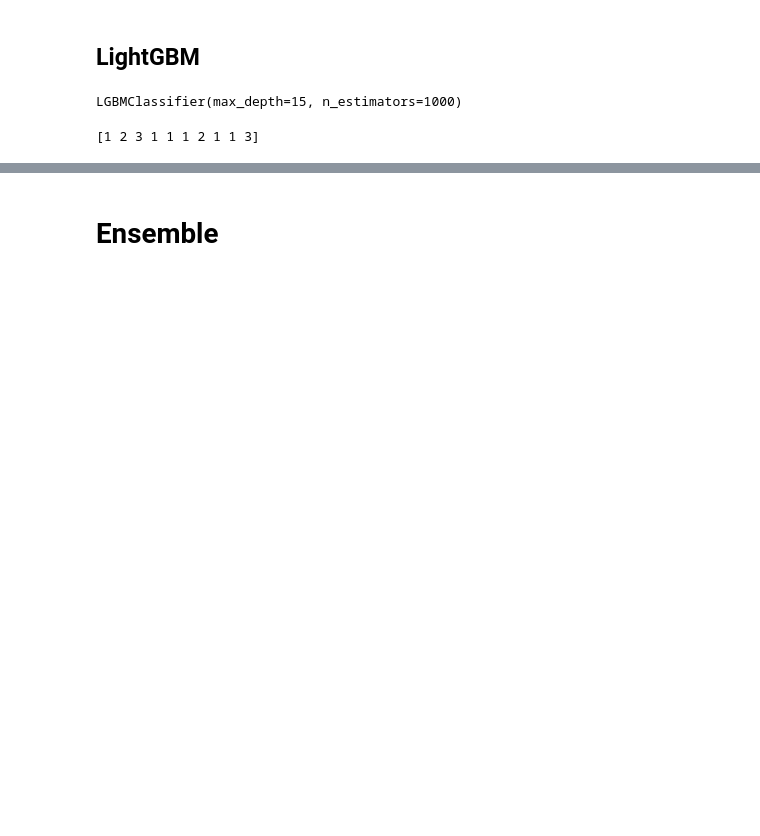
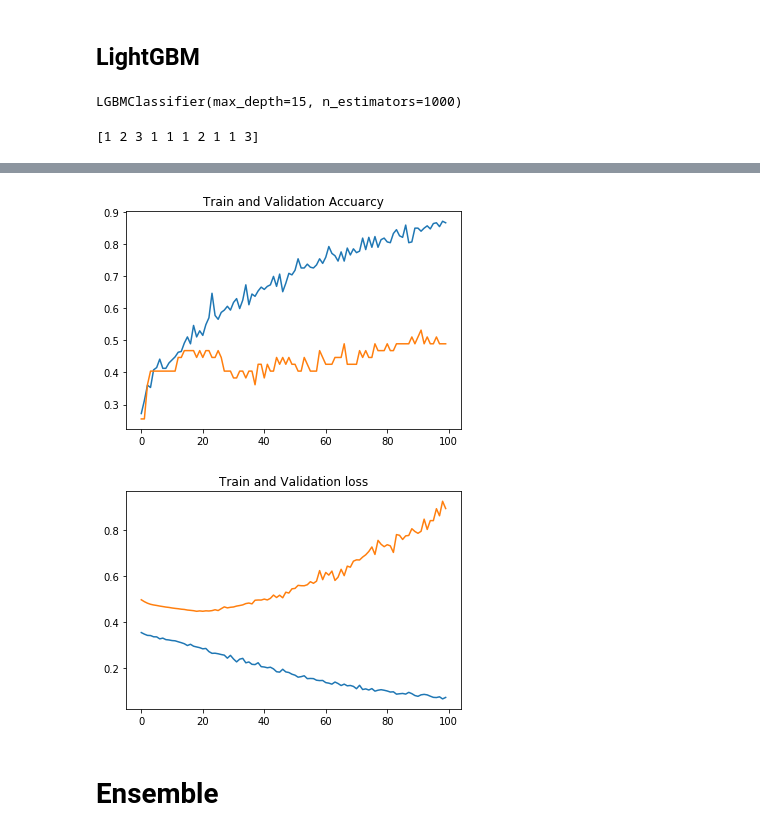
Before and after one commit to kimsunghun00/hanbang, a Jupyter notebook: Untitled2.ipynb, the cells around one changed output, grey strips where cells are left out. Cells and saved outputs as stored; diff of their text form; code cells hidden in the pictures; blank space fills up the shorter version.

```diff
--- a/Untitled2.ipynb
+++ b/Untitled2.ipynb
@@ -398,0 +442,14 @@ accuracy_score(y_test, lgb_pred)
+# %%
+BATCH_SIZE = 16
+train_loader = DataLoader(train_dataset, batch_size = BATCH_SIZE, shuffle = True)
+test_loader = DataLoader(test_dataset, batch_size = BATCH_SIZE, shuffle = False)
+# %%
+from model import Model
+model = Model(input_size = dX_train.shape[1], hidden_size = 128, output_size=3)
+# %%
+from torch.optim import Adam
+from train import Trainer
+
+device = 'cuda:0' if torch.cuda.is_available() else 'cpu'
+print(device)
+model.to(device)
@@ -398,0 +467,7 @@ accuracy_score(y_test, lgb_pred)
+# %%
+from utils import FocalLoss
+
+FL = FocalLoss(gamma = 3, device = device)
+trainer = Trainer(model, train_loader, test_loader, criterion = FL, optimizer = Adam,
+                  epochs = 100, lr = 0.0001, l2_norm=0.01, device = device)
+trainer.fit()
@@ -399,3 +492,19 @@ accuracy_score(y_test, lgb_pred)
+# %%
+import matplotlib.pyplot as plt
+%matplotlib inline
+
+plt.plot(trainer.train_acc)
+plt.plot(trainer.val_acc)
+plt.title('Train and Validation Accuarcy')
+plt.show()
+
+plt.plot(trainer.train_losses)
+plt.plot(trainer.val_losses)
+plt.title('Train and Validation loss')
+plt.show()
+# %% [output]
+[figure, added]
+[figure, added]
 # %% [markdown]
 # Ensemble
 # %%
```
Also changed, not shown: parts of 24 cells of this notebook, 3 other files.
